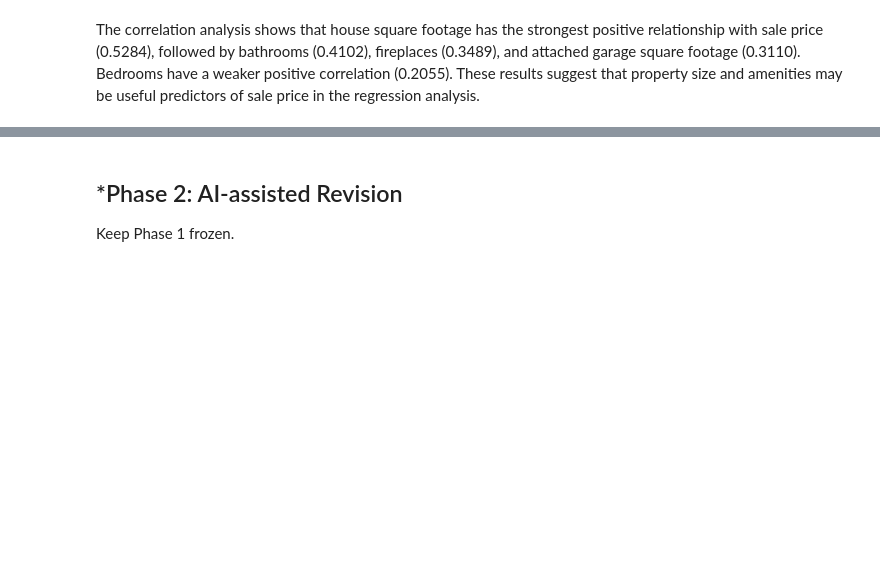
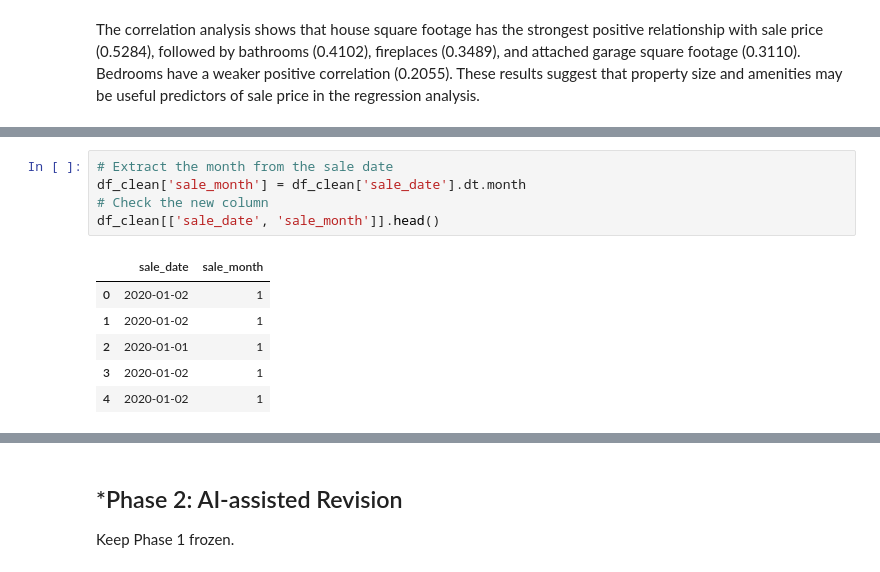
Before and after one commit to hwayalew/L02-hedonic-pricing, a Jupyter notebook: notebook.ipynb, the cells around one changed output, grey strips where cells are left out. Cells and saved outputs as stored; diff of their text form; blank space fills up the shorter version.

```diff
--- a/notebook.ipynb
+++ b/notebook.ipynb
@@ -306,0 +335,12 @@ The correlation analysis shows that house square footage has the strongest posit
+# %%
+# Extract the month from the sale date
+df_clean['sale_month'] = df_clean['sale_date'].dt.month
+# Check the new column
+df_clean[['sale_date', 'sale_month']].head()
+# %% [output]
+|  | sale_date | sale_month |
+| 0 | 2020-01-02 | 1 |
+| 1 | 2020-01-02 | 1 |
+| 2 | 2020-01-01 | 1 |
+| 3 | 2020-01-02 | 1 |
+| 4 | 2020-01-02 | 1 |
```
Also changed, not shown: parts of 7 cells of this notebook.
